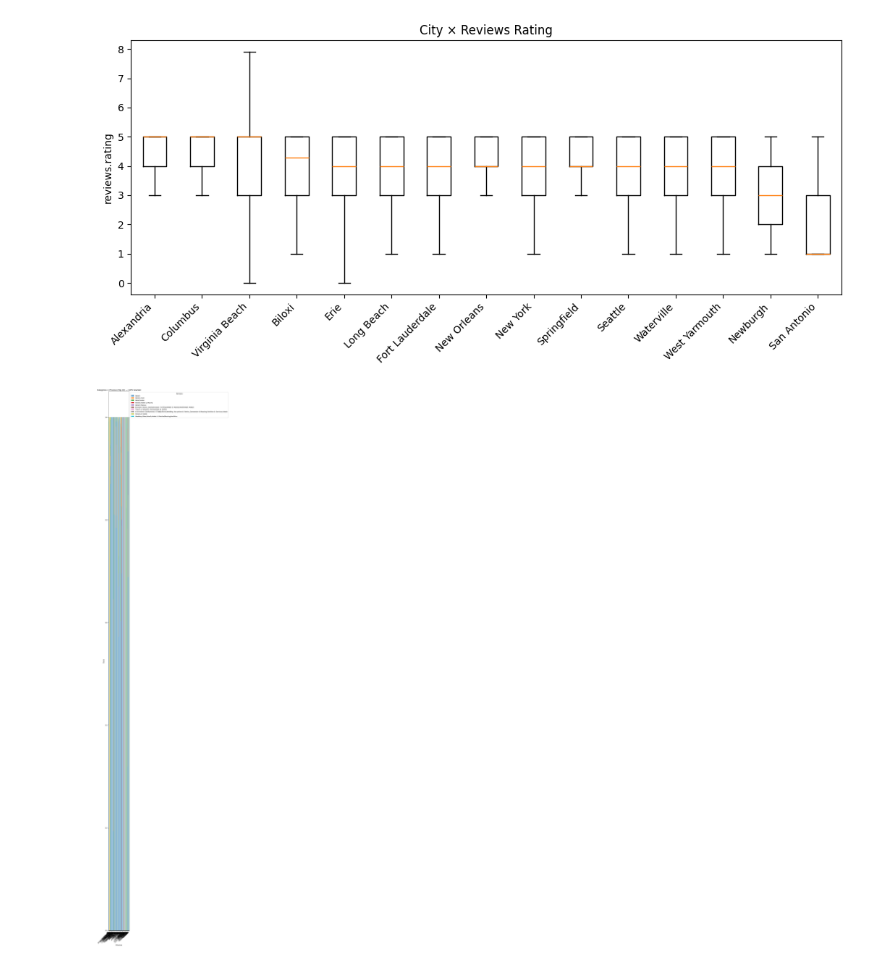
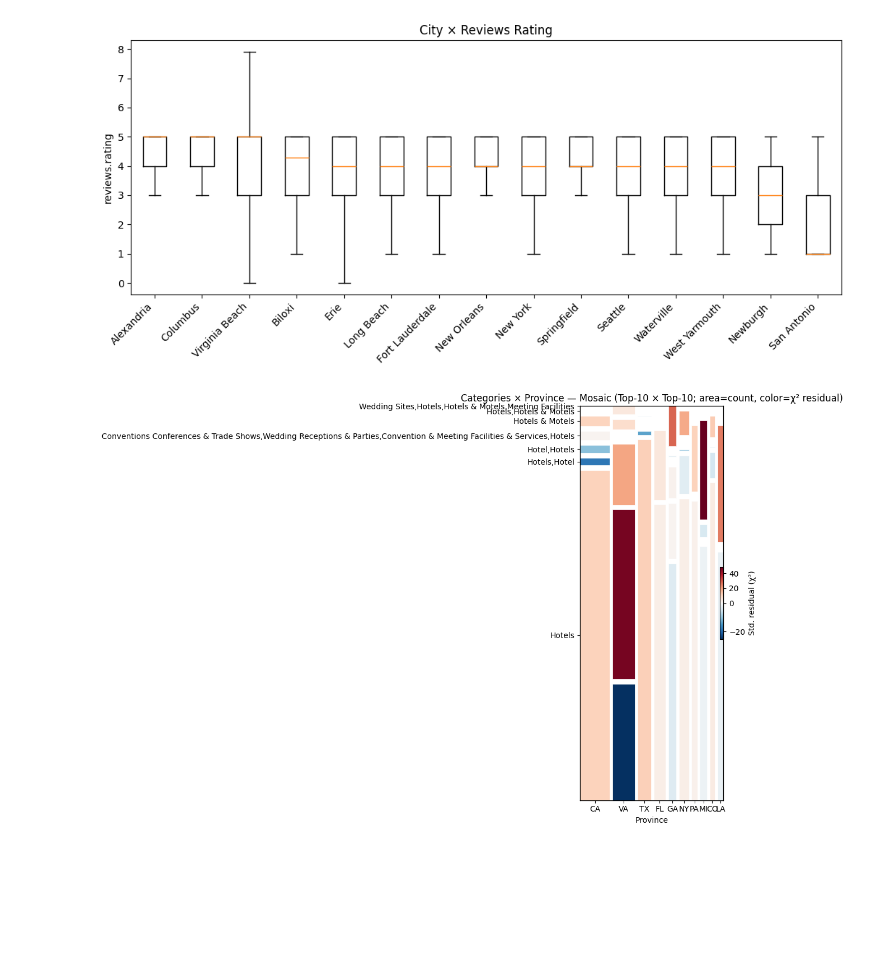
Before and after one commit to SoumayaTmane/Hotel_Sentiments, a Jupyter notebook: Data_Explortation/Core_bivariate_plots.ipynb, the cells around one changed output. Saved outputs shown, nothing was run; the diff lists cells and outputs as text; code cells hidden in the pictures; blank space fills up the shorter version.

Commit message:
enhance categorical x categorical plots

```diff
--- a/Data_Explortation/Core_bivariate_plots.ipynb
+++ b/Data_Explortation/Core_bivariate_plots.ipynb
@@ -92,47 +91,66 @@ box_by_cat(df, 'city', 'reviews.rating',
 [figure]
 [figure]
 # %%
-# MARK : --- CATEGORICAL vs CATEGORICAL PLOT ---
+# --- MOSAIC: Categories × Province (Top-10 × Top-10) ---
 
-import pandas as pd
-import matplotlib.pyplot as plt
+import pandas as pd, numpy as np, matplotlib.pyplot as plt
+from statsmodels.graphics.mosaicplot import mosaic
+from scipy.stats import chi2_contingency
+from matplotlib import cm, colors
 
-# Top 10 categories overall
-top_cats = df['categories'].astype(str).value_counts().head(10).index
-sub = df[df['categories'].astype(str).isin(top_cats)]
+# 1) Clean + pick Top-10 on each axis
+sub = df.copy()
+sub['categories'] = sub['categories'].astype('string')
+sub['province']   = sub['province'].astype('string')
+sub = sub.dropna(subset=['categories','province'])
 
-# Crosstab and normalize to percentages per province
-ct = pd.crosstab(sub['province'].astype(str), sub['categories'].astype(str))
-ct = ct[top_cats]                                  # keep fixed order
-ct_pct = ct.div(ct.sum(axis=1), axis=0).fillna(0)  # 0–1 proportions
+top_cats = sub['categories'].value_counts().head(10).index
+top_prov = sub['province'].value_counts().head(10).index
 
-ax = ct_pct.plot(kind='bar', stacked=True, figsize=(12, max(5, 0.35*len(ct_pct))))
-ax.set_xlabel('Province'); ax.set_ylabel('Share'); ax.set_title('Categories × Province (Top 10) — 100% Stacked')
-plt.xticks(rotation=45, ha='right'); plt.legend(title='Category', bbox_to_anchor=(1.02,1), loc='upper left')
+sub = sub[sub['categories'].isin(top_cats) & sub['province'].isin(top_prov)]
+
+# 2) Contingency (fixed order), drop empty rows/cols if any slipped through
+ct = pd.crosstab(sub['province'], sub['categories'])
+ct = ct.reindex(index=top_prov, columns=top_cats, fill_value=0)
+ct = ct.loc[ct.sum(1) > 0, ct.sum(0) > 0]  # safety
+
+# 3) χ² residuals with zero-expected guard
+#    If any expected == 0, set residual to 0 for that cell (avoids inf/NaN)
+chi2, p, dof, expected = chi2_contingency(ct.values, correction=False)
+expected = pd.DataFrame(expected, index=ct.index, columns=ct.columns)
+with np.errstate(divide='ignore', invalid='ignore'):
+    resid = (ct - expected) / np.sqrt(expected.where(expected > 0))
+resid = resid.fillna(0.0).replace([np.inf, -np.inf], 0.0)
+
+# 4) Colormap normalizer (fallback if TwoSlopeNorm not available)
+try:
+    norm = colors.TwoSlopeNorm(vmin=resid.values.min(), vcenter=0, vmax=resid.values.max())
+except AttributeError:
+    # Older matplotlib: approximate with symmetric range around 0
+    m = np.nanmax(np.abs(resid.values))
+    norm = colors.Normalize(vmin=-m, vmax=m)
+
+# 5) Build data dict for mosaic
+data_dict = {(r, c): int(v) for (r, c), v in ct.stack().items() if v > 0}
+
+# 6) Safe properties lookup to avoid KeyError
+def props(key):
+    r, c = key
+    val = resid.loc[r, c] if (r in resid.index and c in resid.columns) else 0.0
+    return {"color": cm.RdBu_r(norm(val)), "ec": "white", "lw": 0.5}
+
+# 7) Plot
+fig_h = max(8, 0.4 * len(ct.index))
+fig, ax = plt.subplots(figsize=(12, fig_h))
+mosaic(data_dict, gap=0.02, properties=props, labelizer=lambda k: "", ax=ax)
+
+ax.set_title("Categories × Province — Mosaic (Top-10 × Top-10; area=count, color=χ² residual)")
+ax.set_xlabel("Province"); ax.set_ylabel("")
+
+sm = cm.ScalarMappable(cmap=cm.RdBu_r, norm=norm); sm.set_array([])
+cbar = plt.colorbar(sm, ax=ax, fraction=0.025, pad=0.02)
+cbar.set_label("Std. residual (χ²)")
+
 plt.tight_layout(); plt.show()
-
-
-
-TOP_N_CITIES = 12
-top_cities = df['city'].astype(str).value_counts().head(TOP_N_CITIES).index
-
-ct = pd.crosstab(df['province'].astype(str), df['city'].astype(str))
-other = ct.drop(columns=top_cities, errors='ignore').sum(axis=1)
-ct = ct.reindex(columns=top_cities, fill_value=0)
-ct['Other'] = other
-
-# Use counts (stacked) or percentage (100% stacked). Pick ONE:
-# counts:
-ax = ct.plot(kind='bar', stacked=True, figsize=(12, max(5, 0.35*len(ct))))
-ax.set_ylabel('Count'); ax.set_title('City × Province — Stacked (Top Cities + Other)')
-
-# percentages (uncomment to use instead):
-# ct_pct = ct.div(ct.sum(axis=1), axis=0).fillna(0)
-# ax = ct_pct.plot(kind='bar', stacked=True, figsize=(12, max(5, 0.35*len(ct_pct))))
-# ax.set_ylabel('Share'); ax.set_title('City × Province — 100% Stacked (Top Cities + Other)')
-
-ax.set_xlabel('Province')
-plt.xticks(rotation=45, ha='right'); plt.legend(title='City', bbox_to_anchor=(1.02,1), loc='upper left')
-plt.tight_layout(); plt.show()
 # %% [output]
-[figure, old version]
+[figure, new version]
```
Also changed, not shown: parts of 2 cells of this notebook.
